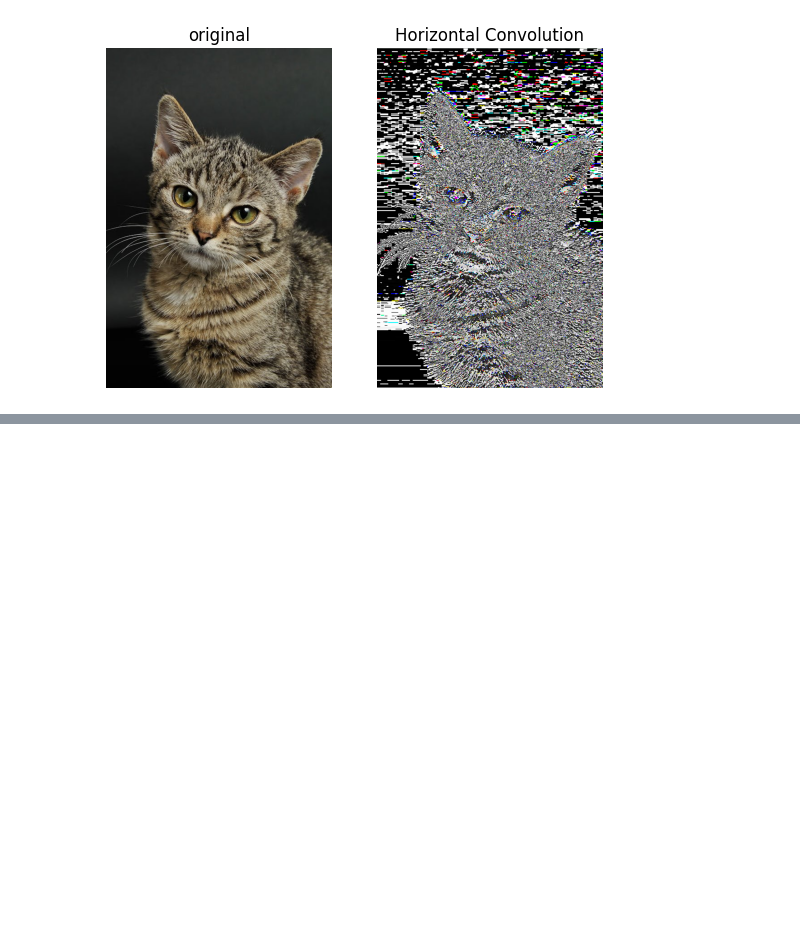
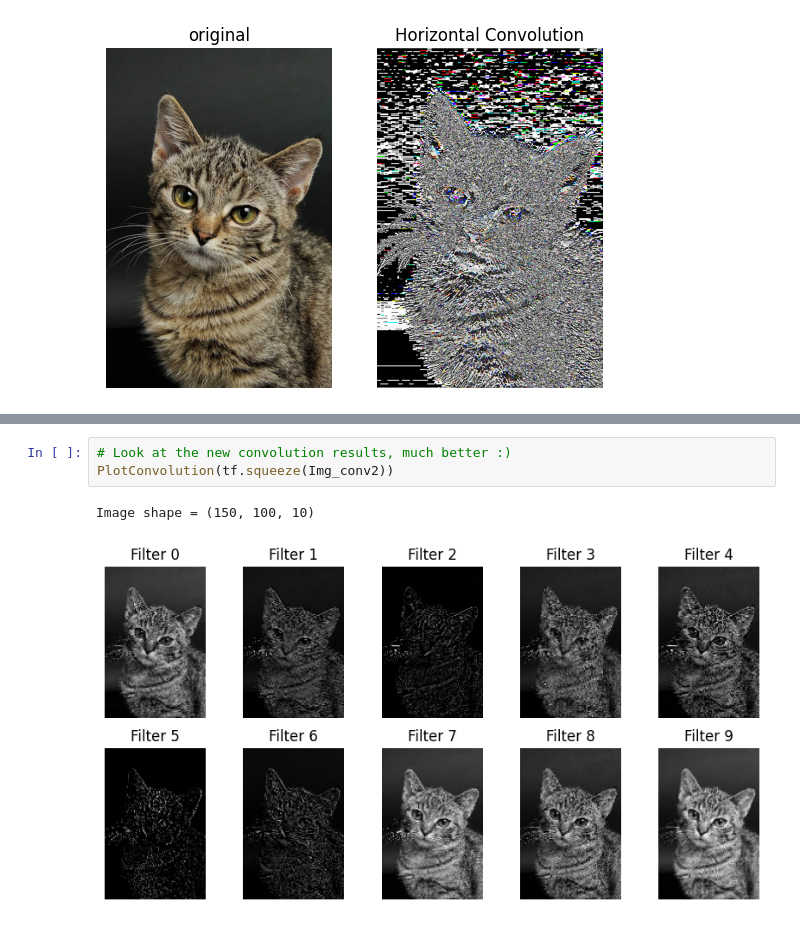
Before and after one commit to vidurp/notebooks, a Jupyter notebook: Image_Convolution.ipynb, the cells around one changed output, grey strips where cells are left out. Cells and saved outputs as stored; diff of their text form; blank space fills up the shorter version.

```diff
--- a/Image_Convolution.ipynb
+++ b/Image_Convolution.ipynb
@@ -137,0 +276,6 @@ Convolve(img,HorizontalFilter,'Horizontal Convolution')
+# %%
+# Look at the new convolution results, much better :)
+PlotConvolution(tf.squeeze(Img_conv2))
+# %% [output]
+Image shape = (150, 100, 10)
+[figure, added]
```
Also changed, not shown: parts of 17 cells of this notebook.
